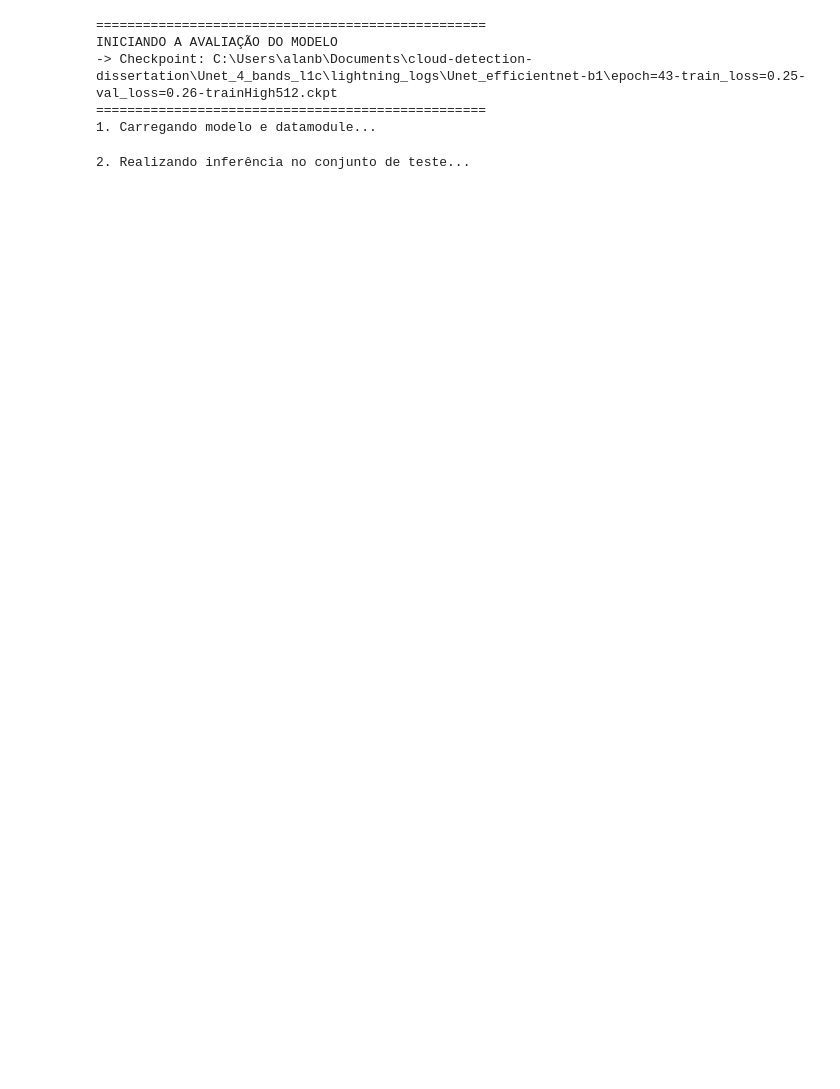
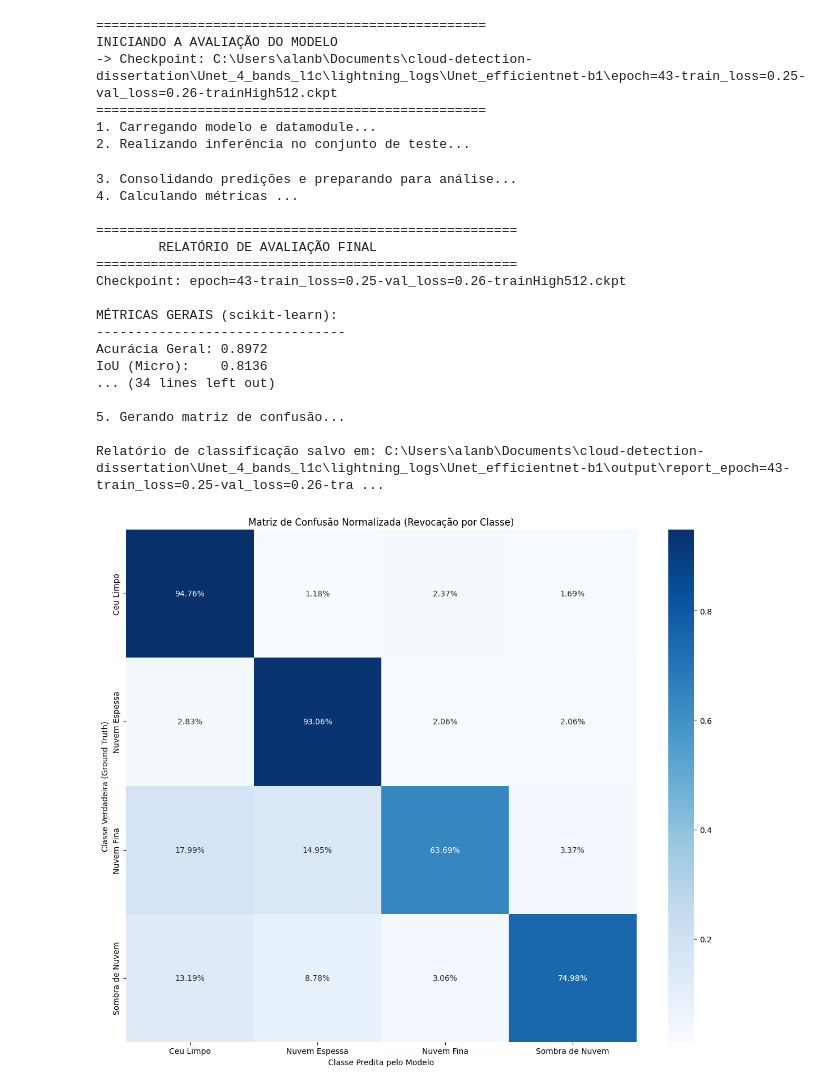
Before and after one commit to Alanbreno/cloud-detection-dissertation, a Jupyter notebook: scripts_colab_l1c_4_bands/evaluate_model.ipynb, the cells around one changed output. Cells and saved outputs as stored; diff of their text form; code cells hidden in the pictures; blank space fills up the shorter version.

Commit message:
adicoes de metricas

```diff
--- a/scripts_colab_l1c_4_bands/evaluate_model.ipynb
+++ b/scripts_colab_l1c_4_bands/evaluate_model.ipynb
@@ -9,12 +9,13 @@ import seaborn as sns
 from tqdm import tqdm
 import torch.nn.functional as F
 import tacoreader
+import segmentation_models_pytorch as smp
 
 # Importa as suas classes customizadas
 from model import UNet_CD_Sentinel_2
 from datamodule import CoreDataModule # Certifique-se que o nome do arquivo está correto
 
-from sklearn.metrics import confusion_matrix, classification_report, jaccard_score, accuracy_score
+from sklearn.metrics import confusion_matrix, classification_report, jaccard_score, accuracy_score, f1_score
 
 def plot_confusion_matrix(cm, class_names, output_path):
     """
@@ -38,7 +39,7 @@ def plot_confusion_matrix(cm, class_names, output_path):
     plt.xlabel('Classe Predita pelo Modelo')
     plt.tight_layout()
     plt.savefig(output_path, dpi=300)
-    plt.close()
+    plt.show()
     print(f"Matriz de confusão salva em: {output_path}")
 
 def main(checkpoint_path, df, class_names, output_dir, batch_size):
@@ -71,6 +72,7 @@ def main(checkpoint_path, df, class_names, output_dir, batch_size):
     print("2. Realizando inferência no conjunto de teste...")
     all_preds = []
     all_labels = []
+    steps_outputs_metrics = []
 
     with torch.no_grad(): # Desativa o cálculo de gradientes para acelerar
         for batch in tqdm(test_loader, desc="Avaliando"):
@@ -89,6 +91,11 @@ def main(checkpoint_path, df, class_names, output_dir, batch_size):
             all_preds.append(preds.cpu())
             all_labels.append(labels.cpu())
 
+            tp, fp, fn, tn = smp.metrics.get_stats(
+                preds, labels, mode="multiclass", num_classes=4
+            )
+            steps_outputs_metrics.append({"tp": tp, "fp": fp, "fn": fn, "tn": tn})
+
     # --- 3. Preparar Dados para Scikit-learn ---
     print("3. Consolidando predições e preparando para análise...")
     # Concatena os resultados de todos os lotes em um único tensor
@@ -99,8 +106,13 @@ def main(checkpoint_path, df, class_names, output_dir, batch_size):
     preds_np = preds_tensor.numpy().flatten()
     labels_np = labels_tensor.numpy().flatten()
 
+    tp = torch.cat([x["tp"] for x in steps_outputs_metrics])
+    fp = torch.cat([x["fp"] for x in steps_outputs_metrics])
+    fn = torch.cat([x["fn"] for x in steps_outputs_metrics])
+    tn = torch.cat([x["tn"] for x in steps_outputs_metrics])
+
     # --- 4. Calcular Métricas e Gerar Relatórios ---
-    print("4. Calculando métricas com Scikit-learn...")
+    print("4. Calculando métricas ...")
 
     # Gera o relatório de classificação detalhado
     report = classification_report(
@@ -112,8 +124,24 @@ def main(checkpoint_path, df, class_names, output_dir, batch_size):
 
     # Calcula métricas gerais
     overall_accuracy = accuracy_score(labels_np, preds_np)
+    iou_micro = jaccard_score(labels_np, preds_np, average='micro')
     iou_macro = jaccard_score(labels_np, preds_np, average='macro')
     iou_weighted = jaccard_score(labels_np, preds_np, average='weighted')
+    f1_score_micro = f1_score(labels_np, preds_np, average='micro')
+    f1_score_macro = f1_score(labels_np, preds_np, average='macro')
+    f1_score_weighted = f1_score(labels_np, preds_np, average='weighted')
+
+    acuracia_micro_smp = smp.metrics.accuracy(tp, fp, fn, tn, reduction="micro")
+    acuracia_macro_smp = smp.metrics.accuracy(tp, fp, fn, tn, reduction="macro")
+    iou_micro_smp = smp.metrics.iou_score(tp, fp, fn, tn, reduction="micro")
+    iou_macro_smp = smp.metrics.iou_score(tp, fp, fn, tn, reduction="macro")
+    f1_score_micro_smp = smp.metrics.f1_score(tp, fp, fn, tn, reduction="micro")
+    f1_score_macro_smp = smp.metrics.f1_score(tp, fp, fn, tn, reduction="macro")
+    recall_micro_smp = smp.metrics.recall(tp, fp, fn, tn, reduction="micro")
+    recall_macro_smp = smp.metrics.recall(tp, fp, fn, tn, reduction="macro")
+    precision_micro_smp = smp.metrics.precision(tp, fp, fn, tn, reduction="micro")
+    precision_macro_smp = smp.metrics.precision(tp, fp, fn, tn, reduction="macro")
+    sensitivity_micro_smp = smp.metrics.sensitivity(tp, fp, fn, tn, reduction="micro")
 
     # Monta o relatório final
     final_report = f"""
@@ -122,14 +150,33 @@ def main(checkpoint_path, df, class_names, output_dir, batch_size):
 ======================================================
 Checkpoint: {os.path.basename(checkpoint_path)}
 
-MÉTRICAS GERAIS:
+MÉTRICAS GERAIS (scikit-learn):
 --------------------------------
 Acurácia Geral: {overall_accuracy:.4f}
+IoU (Micro):    {iou_micro:.4f}
 IoU (Macro):    {iou_macro:.4f}
 IoU (Ponderado):{iou_weighted:.4f}
 
-RELATÓRIO DETALHADO POR CLASSE:
+F1 Score (Micro):    {f1_score_micro:.4f}
+F1 Score (Macro):    {f1_score_macro:.4f}
+F1 Score (Ponderado):{f1_score_weighted:.4f}
 --------------------------------
+--------------------------------
+MÉTRICAS GERAIS (Segmentation Models PyTorch)
+--------------------------------
+Acurácia (Micro): {acuracia_micro_smp:.4f}
+Acurácia (Macro): {acuracia_macro_smp:.4f}
+IoU (Micro):     {iou_micro_smp:.4f}
+IoU (Macro):     {iou_macro_smp:.4f}
+F1 Score (Micro): {f1_score_micro_smp:.4f}
+F1 Score (Macro): {f1_score_macro_smp:.4f}
+Recall (Micro):  {recall_micro_smp:.4f}
+Recall (Macro):  {recall_macro_smp:.4f}
+Precision (Micro): {precision_micro_smp:.4f}
+Precision (Macro): {precision_macro_smp:.4f}
+Sensibilidade (Micro): {sensitivity_micro_smp:.4f}
+
+
 {report}
 """
     print(final_report)
@@ -151,31 +198,49 @@ RELATÓRIO DETALHADO POR CLASSE:
         f.write(final_report)
     print(f"\nRelatório de classificação salvo em: {report_path}")
 
     plot_confusion_matrix(cm, class_names, cm_path)
 
     print("\nAnálise concluída com sucesso!")
 
 
 if __name__ == "__main__":
     dataset = tacoreader.load([ r"D:\taco_CloudSen12\cloudsen12-l1c.0000.part.taco",
                                 r"D:\taco_CloudSen12\cloudsen12-l1c.0001.part.taco",
                                 r"D:\taco_CloudSen12\cloudsen12-l1c.0002.part.taco",
                                 r"D:\taco_CloudSen12\cloudsen12-l1c.0003.part.taco",
                                 r"D:\taco_CloudSen12\cloudsen12-l1c.0004.part.taco",
                                 ])
     df = dataset[(dataset["label_type"] == "high") & (dataset["real_proj_shape"] == 509)]
 
 
     checkpoint_path = r"C:\Users\alanb\Documents\cloud-detection-dissertation\Unet_4_bands_l1c\lightning_logs\Unet_efficientnet-b1\epoch=43-train_loss=0.25-val_loss=0.26-trainHigh512.ckpt"
     class_names = ["Ceu Limpo", "Nuvem Espessa", "Nuvem Fina", "Sombra de Nuvem"]
     output_dir = r"C:\Users\alanb\Documents\cloud-detection-dissertation\Unet_4_bands_l1c\lightning_logs\Unet_efficientnet-b1\output"
     batch_size = 1
 
     main(checkpoint_path, df, class_names, output_dir, batch_size)
 # %% [output]
 ==================================================
 INICIANDO A AVALIAÇÃO DO MODELO
 -> Checkpoint: C:\Users\alanb\Documents\cloud-detection-dissertation\Unet_4_bands_l1c\lightning_logs\Unet_efficientnet-b1\epoch=43-train_loss=0.25-val_loss=0.26-trainHigh512.ckpt
 ==================================================
 1. Carregando modelo e datamodule...
+2. Realizando inferência no conjunto de teste...
-2. Realizando inferência no conjunto de teste...
+3. Consolidando predições e preparando para análise...
+4. Calculando métricas ...
+
+======================================================
+        RELATÓRIO DE AVALIAÇÃO FINAL
+======================================================
+Checkpoint: epoch=43-train_loss=0.25-val_loss=0.26-trainHigh512.ckpt
+
+MÉTRICAS GERAIS (scikit-learn):
+--------------------------------
+Acurácia Geral: 0.8972
+IoU (Micro):    0.8136
+... (34 lines left out)
+
+5. Gerando matriz de confusão...
+
+Relatório de classificação salvo em: C:\Users\alanb\Documents\cloud-detection-dissertation\Unet_4_bands_l1c\lightning_logs\Unet_efficientnet-b1\output\report_epoch=43-train_loss=0.25-val_loss=0.26-tra ...
+[figure, added]
```
Also changed, not shown: parts of 1 cell of this notebook, 10 other files.
